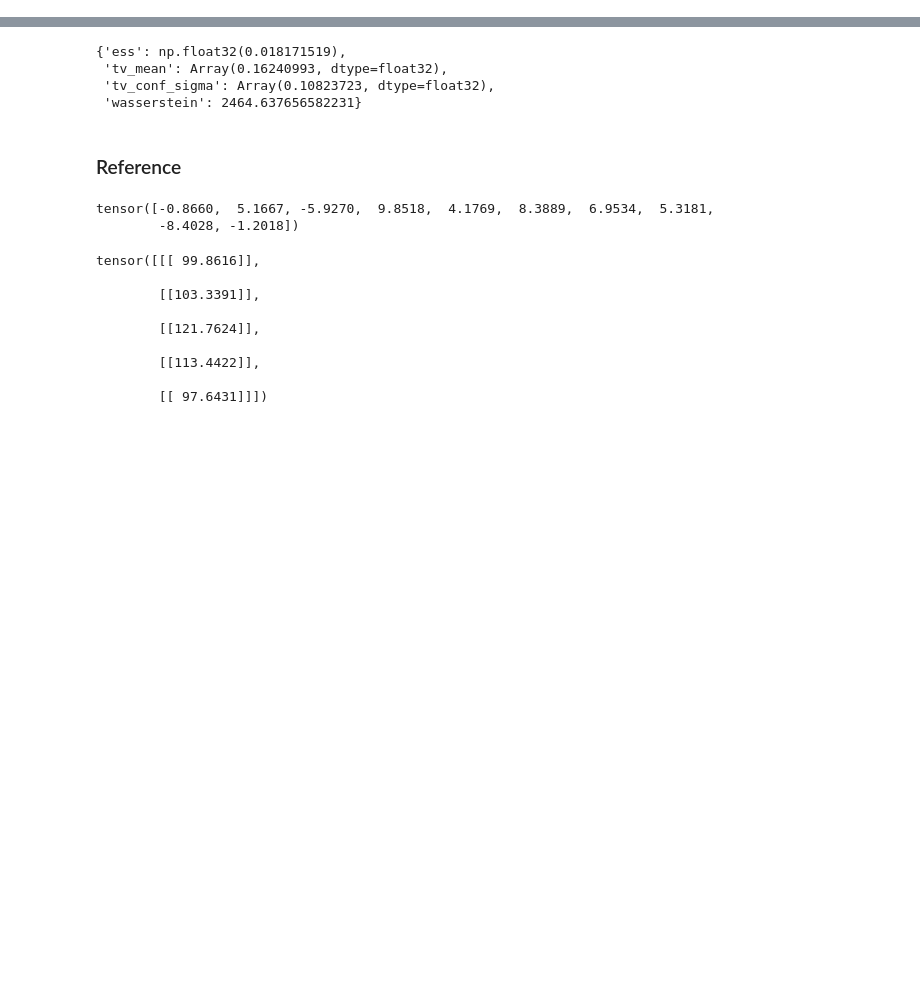
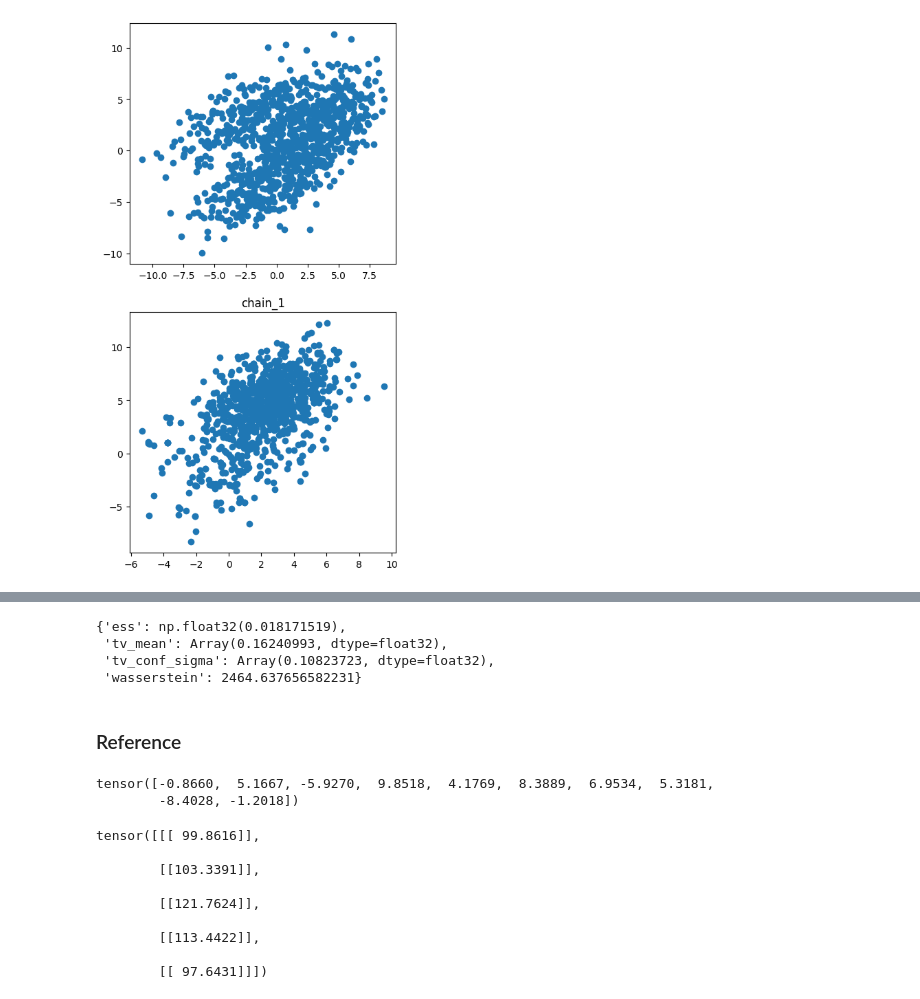
Before and after one commit to cepessh/adaptive_mcmc, a Jupyter notebook: notebooks/last_year_code_test.ipynb, the cells around one changed output, grey strips where cells are left out. Drawn from its saved outputs; the diff is of its cells as text; code cells hidden in the pictures; blank space fills up the shorter version.

```diff
--- a/notebooks/last_year_code_test.ipynb
+++ b/notebooks/last_year_code_test.ipynb
@@ -174,0 +182,7 @@ BenchmarkUtils.create_plot(
+# %%
+BenchmarkUtils.create_plot(
+    algs["hmc_vanilla"].pipeline.sample_blocks[-1].iteration.cache.samples[:, [3], :],
+    algs["hmc_vanilla"].pipeline.sample_blocks[-1].iteration.cache.true_samples
+)
+# %% [output]
+[figure, added]
```
Also changed, not shown: parts of 20 cells of this notebook.
